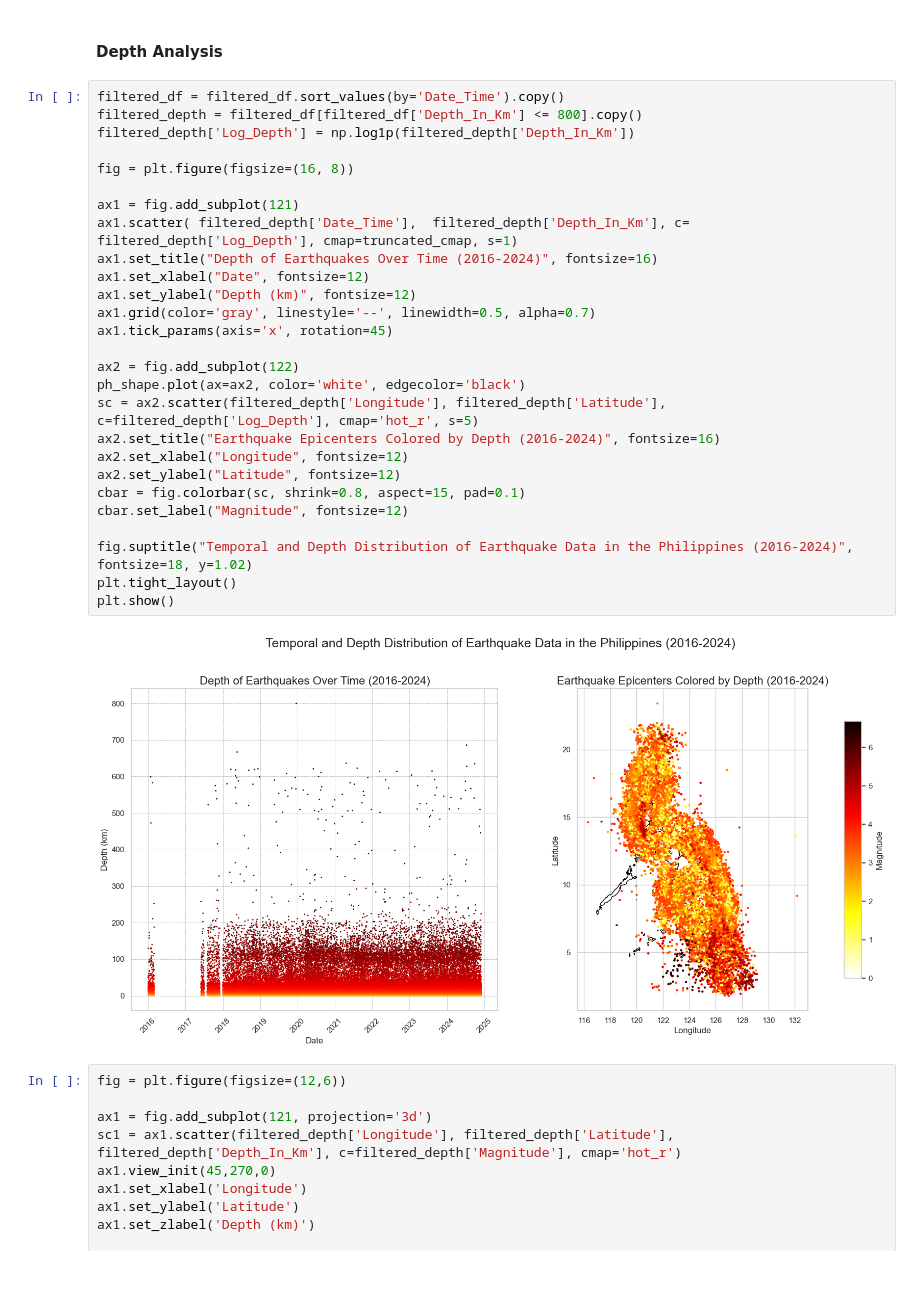
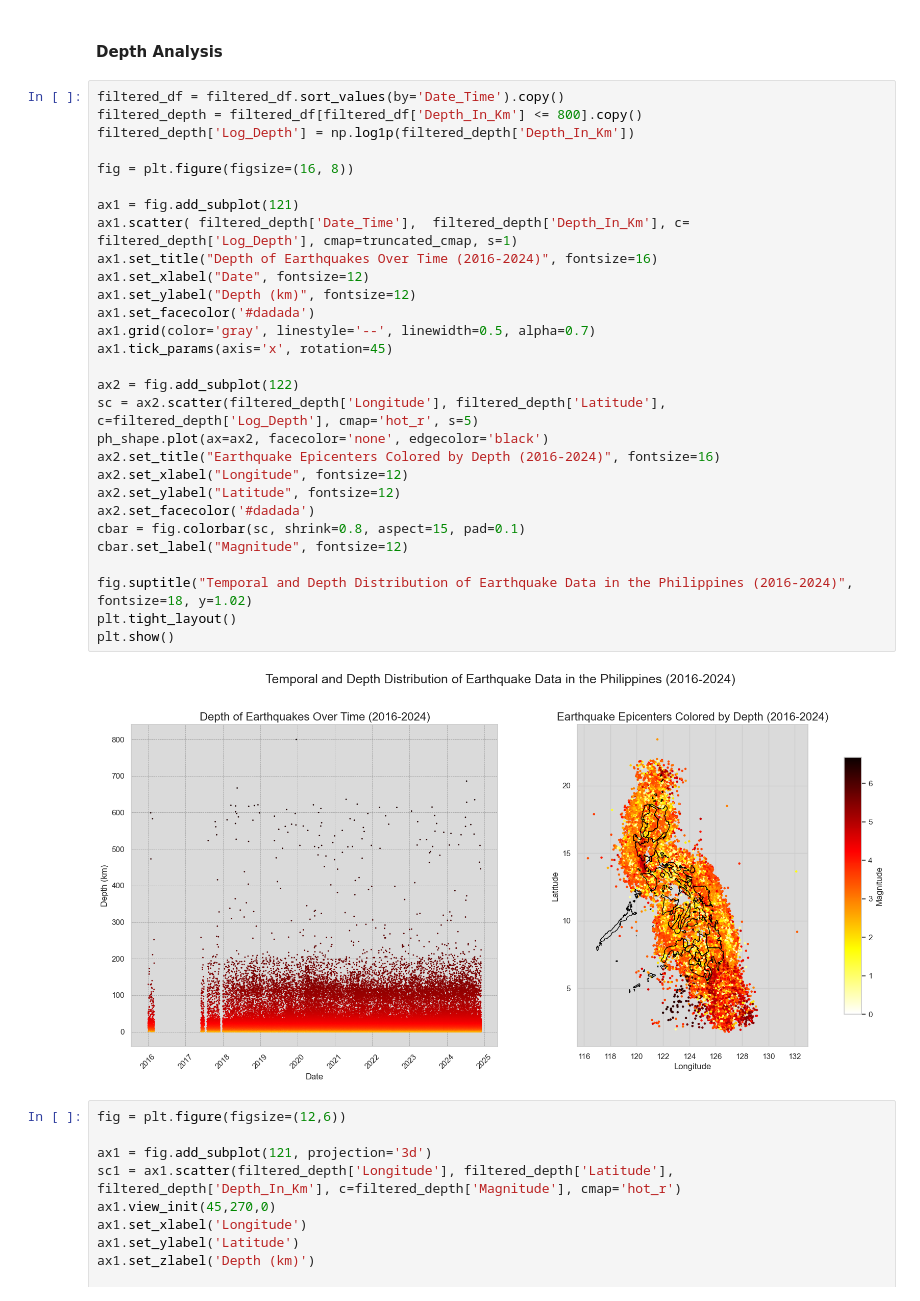
Before and after one commit to nic0-dev/ph-earthquake-clusters, a Jupyter notebook: notebooks/01_data_exploration.ipynb, the cells around one changed output. Drawn from its saved outputs; the diff is of its cells as text.

```diff
--- a/notebooks/01_data_exploration.ipynb
+++ b/notebooks/01_data_exploration.ipynb
@@ -272,32 +273,34 @@ There is a general increase in recorded quakes over time, which may reflect **in
 # %%
 filtered_df = filtered_df.sort_values(by='Date_Time').copy()
 filtered_depth = filtered_df[filtered_df['Depth_In_Km'] <= 800].copy()
 filtered_depth['Log_Depth'] = np.log1p(filtered_depth['Depth_In_Km'])
 
 fig = plt.figure(figsize=(16, 8))
 
 ax1 = fig.add_subplot(121)
 ax1.scatter( filtered_depth['Date_Time'],  filtered_depth['Depth_In_Km'], c= filtered_depth['Log_Depth'], cmap=truncated_cmap, s=1)
 ax1.set_title("Depth of Earthquakes Over Time (2016-2024)", fontsize=16)
 ax1.set_xlabel("Date", fontsize=12)
 ax1.set_ylabel("Depth (km)", fontsize=12)
+ax1.set_facecolor('#dadada')
 ax1.grid(color='gray', linestyle='--', linewidth=0.5, alpha=0.7)
 ax1.tick_params(axis='x', rotation=45)
 
 ax2 = fig.add_subplot(122)
-ph_shape.plot(ax=ax2, color='white', edgecolor='black')
 sc = ax2.scatter(filtered_depth['Longitude'], filtered_depth['Latitude'], c=filtered_depth['Log_Depth'], cmap='hot_r', s=5)
+ph_shape.plot(ax=ax2, facecolor='none', edgecolor='black')
 ax2.set_title("Earthquake Epicenters Colored by Depth (2016-2024)", fontsize=16)
 ax2.set_xlabel("Longitude", fontsize=12)
 ax2.set_ylabel("Latitude", fontsize=12)
+ax2.set_facecolor('#dadada')
 cbar = fig.colorbar(sc, shrink=0.8, aspect=15, pad=0.1)
 cbar.set_label("Magnitude", fontsize=12)
 
 fig.suptitle("Temporal and Depth Distribution of Earthquake Data in the Philippines (2016-2024)", fontsize=18, y=1.02)
 plt.tight_layout()
 plt.show()
 # %% [output]
-[figure, old version]
+[figure, new version]
 # %%
 fig = plt.figure(figsize=(12,6))
 
```
Also changed, not shown: parts of 4 cells of this notebook, 1 other file.
